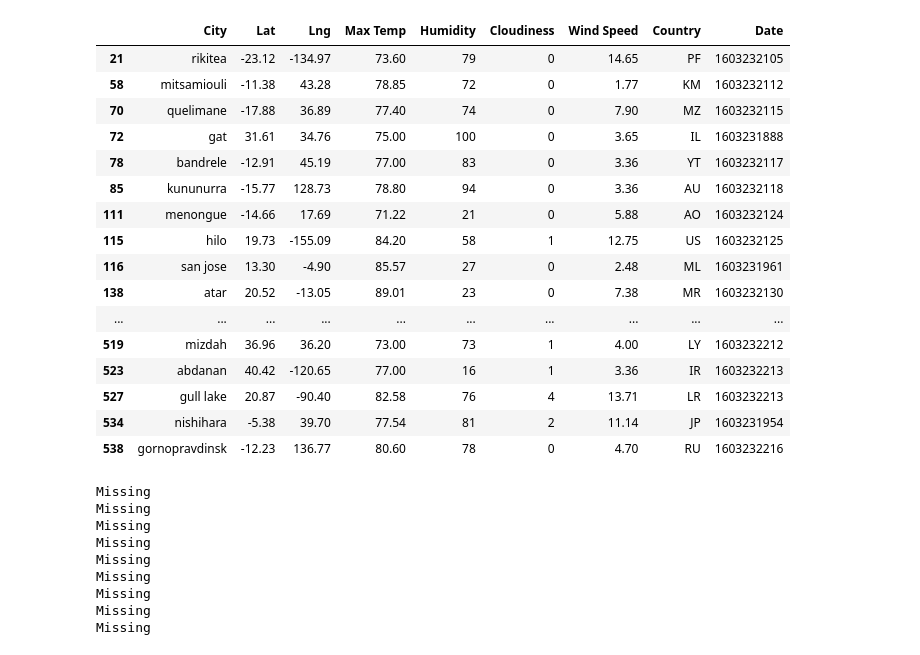
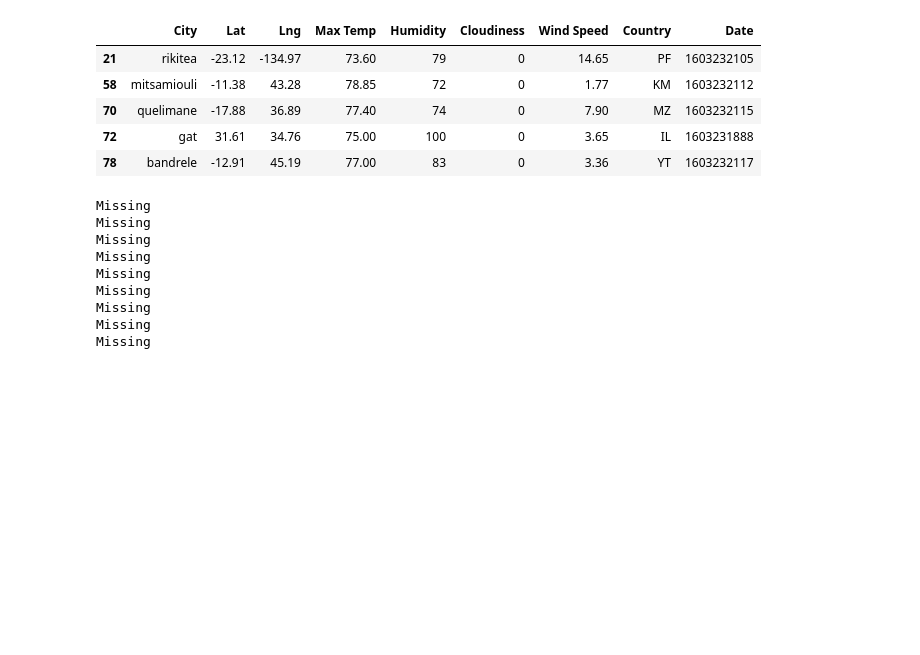
Before and after one commit to jeosqueri/City-Weather-Analysis, a Jupyter notebook: VacationPy/VacationPy.ipynb, the cells around one changed output. Saved outputs shown, nothing was run; the diff lists cells and outputs as text; code cells hidden in the pictures; blank space fills up the shorter version.

```diff
--- a/VacationPy/VacationPy.ipynb
+++ b/VacationPy/VacationPy.ipynb
@@ -55,25 +55,14 @@ cloudiness = wind_speed.loc[wind_speed['Cloudiness'] < 10]
 # %%
 #Create new hotel DF with only locations that meet ideal weather conditions
 hotel_df = cloudiness.copy()
-hotel_df
+hotel_df.head()
 # %% [output]
 |  | City | Lat | Lng | Max Temp | Humidity | Cloudiness | Wind Speed | Country | Date |
 | 21 | rikitea | -23.12 | -134.97 | 73.60 | 79 | 0 | 14.65 | PF | 1603232105 |
 | 58 | mitsamiouli | -11.38 | 43.28 | 78.85 | 72 | 0 | 1.77 | KM | 1603232112 |
 | 70 | quelimane | -17.88 | 36.89 | 77.40 | 74 | 0 | 7.90 | MZ | 1603232115 |
 | 72 | gat | 31.61 | 34.76 | 75.00 | 100 | 0 | 3.65 | IL | 1603231888 |
 | 78 | bandrele | -12.91 | 45.19 | 77.00 | 83 | 0 | 3.36 | YT | 1603232117 |
-| 85 | kununurra | -15.77 | 128.73 | 78.80 | 94 | 0 | 3.36 | AU | 1603232118 |
-| 111 | menongue | -14.66 | 17.69 | 71.22 | 21 | 0 | 5.88 | AO | 1603232124 |
-| 115 | hilo | 19.73 | -155.09 | 84.20 | 58 | 1 | 12.75 | US | 1603232125 |
-| 116 | san jose | 13.30 | -4.90 | 85.57 | 27 | 0 | 2.48 | ML | 1603231961 |
-| 138 | atar | 20.52 | -13.05 | 89.01 | 23 | 0 | 7.38 | MR | 1603232130 |
-| ... | ... | ... | ... | ... | ... | ... | ... | ... | ... |
-| 519 | mizdah | 36.96 | 36.20 | 73.00 | 73 | 1 | 4.00 | LY | 1603232212 |
-| 523 | abdanan | 40.42 | -120.65 | 77.00 | 16 | 1 | 3.36 | IR | 1603232213 |
-| 527 | gull lake | 20.87 | -90.40 | 82.58 | 76 | 4 | 13.71 | LR | 1603232213 |
-| 534 | nishihara | -5.38 | 39.70 | 77.54 | 81 | 2 | 11.14 | JP | 1603231954 |
-| 538 | gornopravdinsk | -12.23 | 136.77 | 80.60 | 78 | 0 | 4.70 | RU | 1603232216 |
 # %%
 #Create new empty column for storing hotel names
 hotel_df['Hotel'] = ""
```
Also changed, not shown: parts of 2 cells of this notebook.
